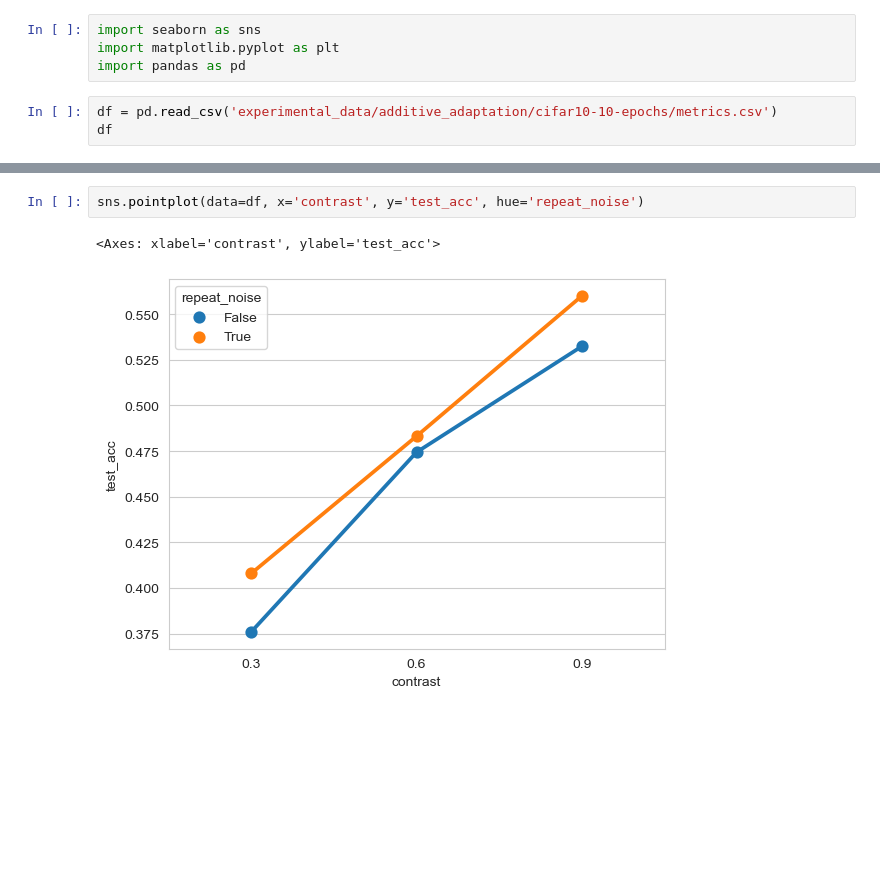
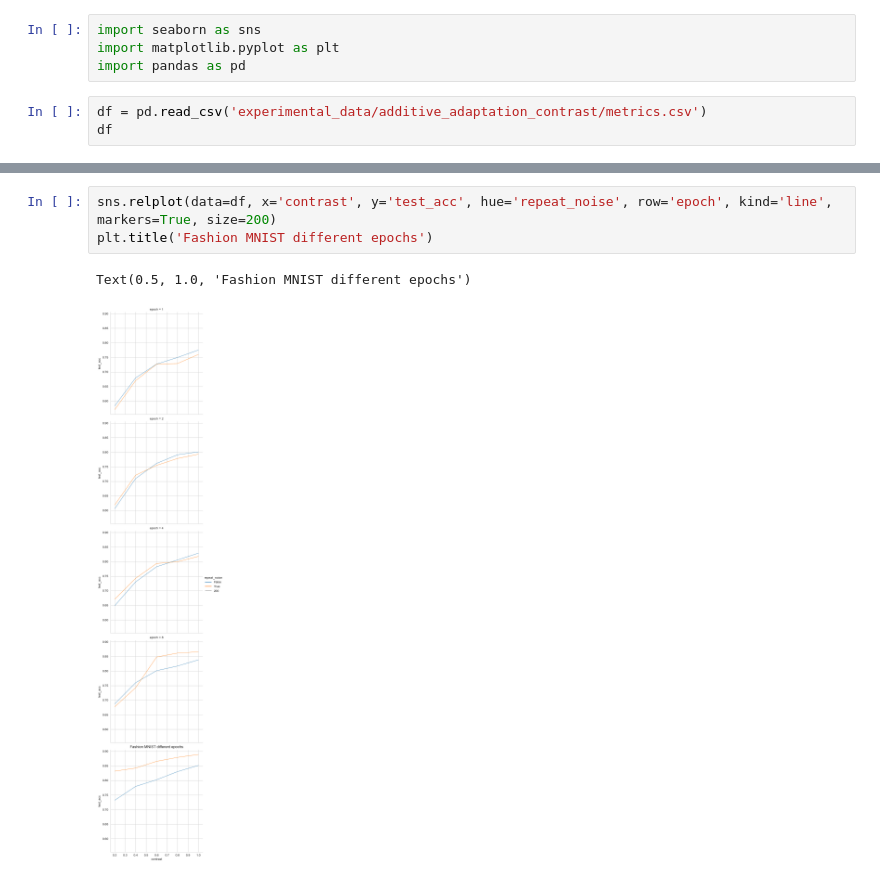
Before and after one commit to Goreg12345/temporal_adaptation_visual_cortex, a Jupyter notebook: analysis.ipynb, the cells around one changed output, grey strips where cells are left out. Cells and saved outputs as stored; diff of their text form; blank space fills up the shorter version.

```diff
--- a/analysis.ipynb
+++ b/analysis.ipynb
@@ -3,6 +3,6 @@ import seaborn as sns
 import matplotlib.pyplot as plt
 import pandas as pd
 # %%
-df = pd.read_csv('experimental_data/additive_adaptation/cifar10-10-epochs/metrics.csv')
+df = pd.read_csv('experimental_data/additive_adaptation_contrast/metrics.csv')
 df
 # %% [output]
@@ -16,5 +26,6 @@ df
 # %%
-sns.pointplot(data=df, x='contrast', y='test_acc', hue='repeat_noise')
+sns.relplot(data=df, x='contrast', y='test_acc', hue='repeat_noise', row='epoch', kind='line', markers=True, size=200)
+plt.title('Fashion MNIST different epochs')
 # %% [output]
-<Axes: xlabel='contrast', ylabel='test_acc'>
+Text(0.5, 1.0, 'Fashion MNIST different epochs')
-[figure, old version]
+[figure, new version]
```
Also changed, not shown: parts of 1 cell of this notebook, 2 other files.
